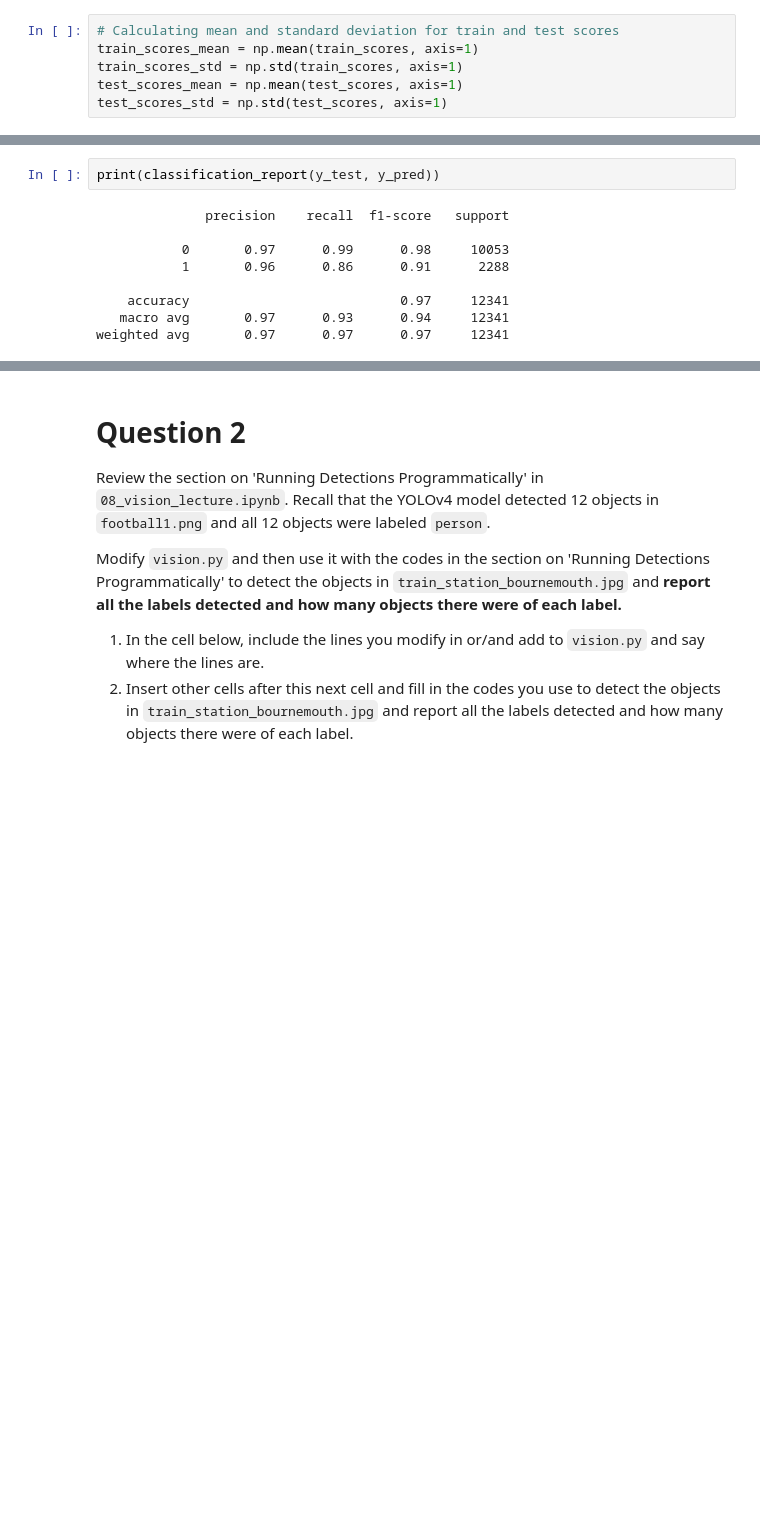
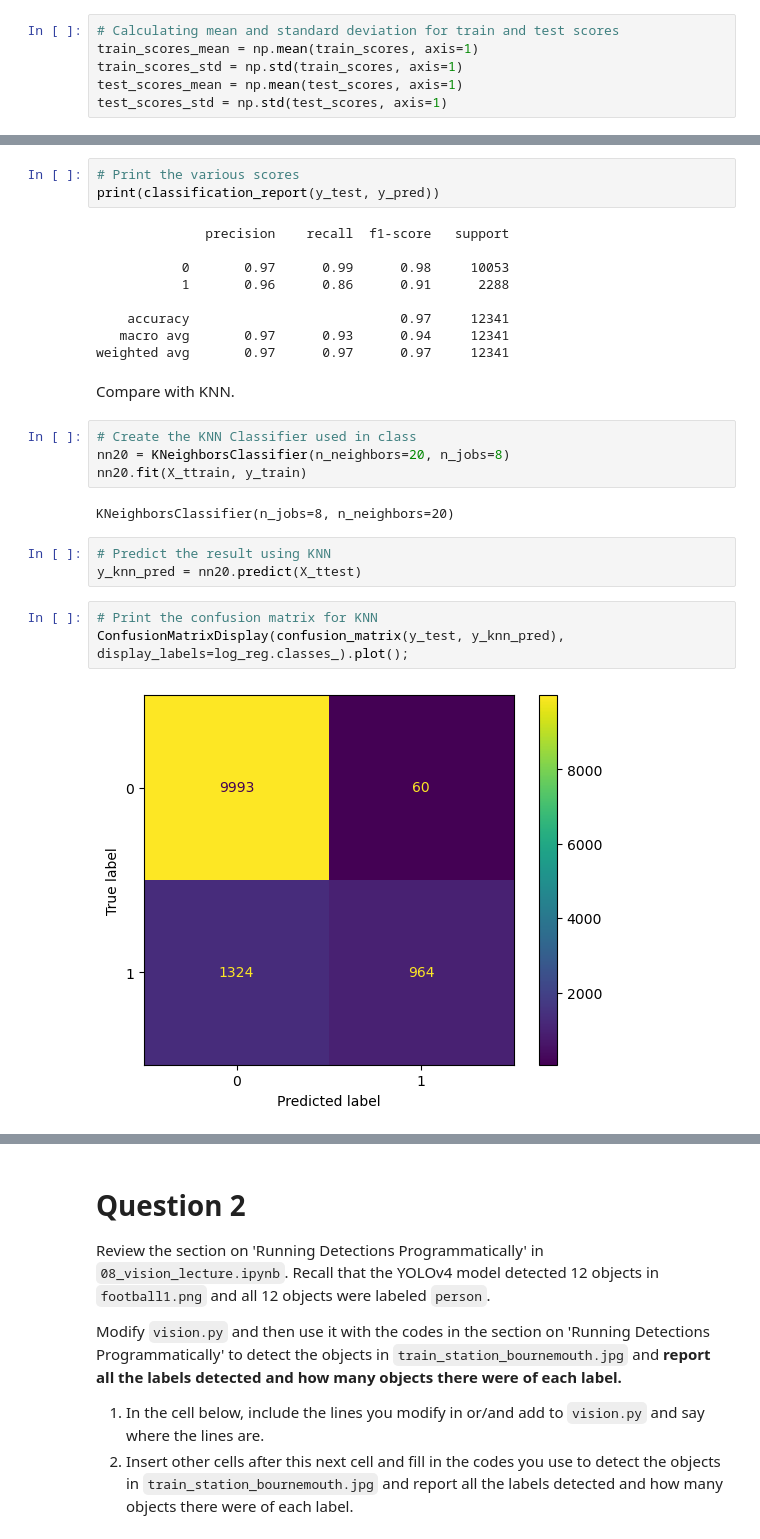
Before and after one commit to Luke-zm/Completed-Data-Courses-for-Masters, a Jupyter notebook: IND5003/assignment/IND5003_2310_Assignment_2.ipynb, the cells around one changed output, grey strips where cells are left out. Cells and saved outputs as stored; diff of their text form; blank space fills up the shorter version.

```diff
--- a/IND5003/assignment/IND5003_2310_Assignment_2.ipynb
+++ b/IND5003/assignment/IND5003_2310_Assignment_2.ipynb
@@ -171,6 +143,7 @@ ConfusionMatrixDisplay(confusion_matrix(y_test, y_pred), display_labels=log_reg.
 # %% [output]
 [figure]
 # %%
+# Print the various scores
 print(classification_report(y_test, y_pred))
 # %% [output]
               precision    recall  f1-score   support
@@ -181,3 +154,19 @@ print(classification_report(y_test, y_pred))
     accuracy                           0.97     12341
    macro avg       0.97      0.93      0.94     12341
 weighted avg       0.97      0.97      0.97     12341
+# %% [markdown]
+Compare with KNN.
+# %%
+# Create the KNN Classifier used in class
+nn20 = KNeighborsClassifier(n_neighbors=20, n_jobs=8)
+nn20.fit(X_ttrain, y_train)
+# %% [output]
+KNeighborsClassifier(n_jobs=8, n_neighbors=20)
+# %%
+# Predict the result using KNN
+y_knn_pred = nn20.predict(X_ttest)
+# %%
+# Print the confusion matrix for KNN
+ConfusionMatrixDisplay(confusion_matrix(y_test, y_knn_pred), display_labels=log_reg.classes_).plot();
+# %% [output]
+[figure, added]
```
Also changed, not shown: parts of 24 cells of this notebook, 7 other files.
